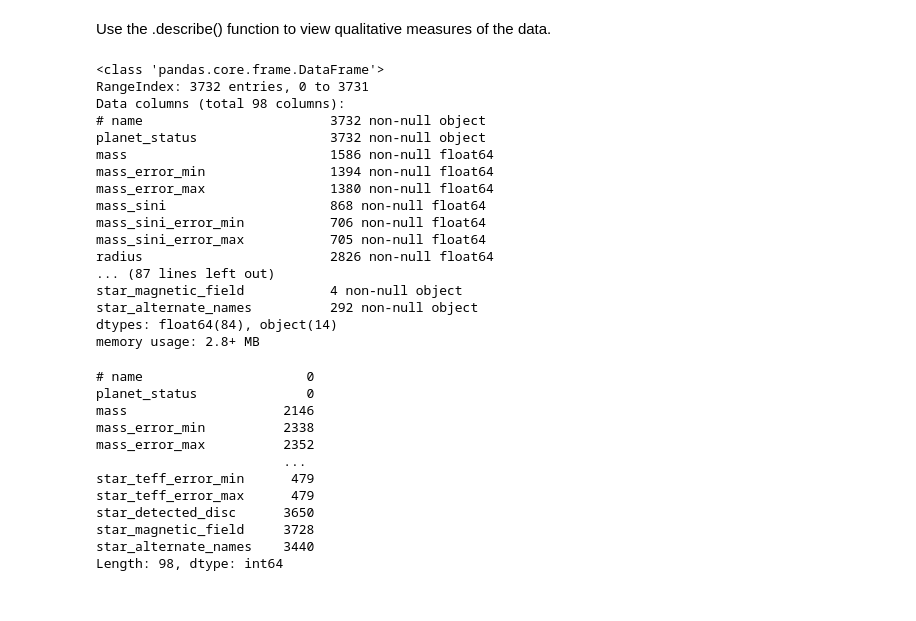
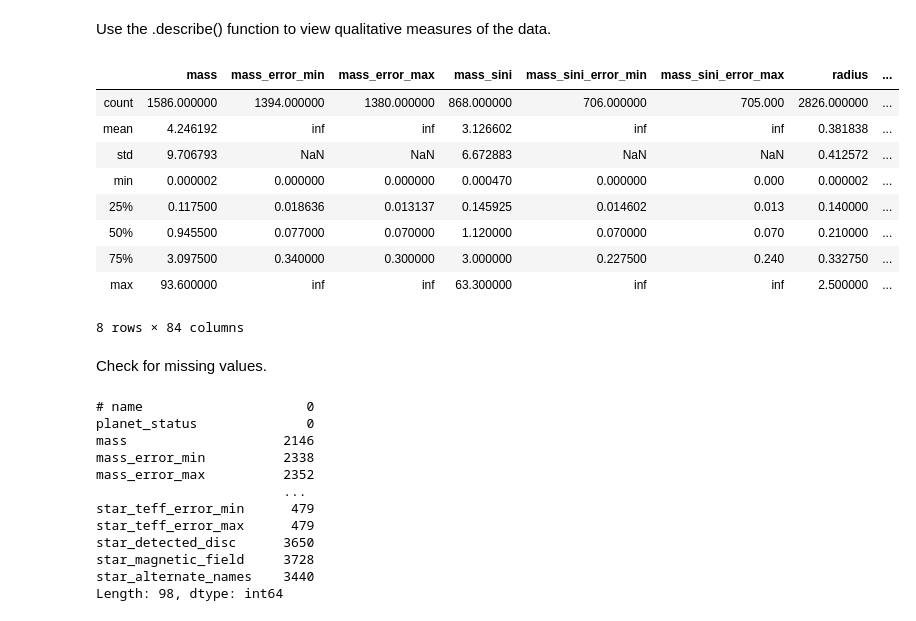
Before and after one commit to karenkathryn/blog-An_EDA_checklist, a Jupyter notebook: notebooks/EDA_Code-along.ipynb, the cells around one changed output. Drawn from its saved outputs; the diff is of its cells as text; code cells hidden in the pictures.

```diff
--- a/notebooks/Untitled.ipynb
+++ b/notebooks/EDA_Code-along.ipynb
@@ -72,25 +73,20 @@ df.sample(8)
 # %% [markdown]
 Use the .describe() function to view qualitative measures of the data.
 # %%
-df.info()
+df.describe()
 # %% [output]
+|  | mass | mass_error_min | mass_error_max | mass_sini | mass_sini_error_min | mass_sini_error_max | radius | ... |
+| count | 1586.000000 | 1394.000000 | 1380.000000 | 868.000000 | 706.000000 | 705.000 | 2826.000000 | ... |
+| mean | 4.246192 | inf | inf | 3.126602 | inf | inf | 0.381838 | ... |
+| std | 9.706793 | NaN | NaN | 6.672883 | NaN | NaN | 0.412572 | ... |
+| min | 0.000002 | 0.000000 | 0.000000 | 0.000470 | 0.000000 | 0.000 | 0.000002 | ... |
+| 25% | 0.117500 | 0.018636 | 0.013137 | 0.145925 | 0.014602 | 0.013 | 0.140000 | ... |
+| 50% | 0.945500 | 0.077000 | 0.070000 | 1.120000 | 0.070000 | 0.070 | 0.210000 | ... |
+| 75% | 3.097500 | 0.340000 | 0.300000 | 3.000000 | 0.227500 | 0.240 | 0.332750 | ... |
+| max | 93.600000 | inf | inf | 63.300000 | inf | inf | 2.500000 | ... |
-<class 'pandas.core.frame.DataFrame'>
-RangeIndex: 3732 entries, 0 to 3731
-Data columns (total 98 columns):
-# name                        3732 non-null object
-planet_status                 3732 non-null object
-mass                          1586 non-null float64
-mass_error_min                1394 non-null float64
-mass_error_max                1380 non-null float64
-mass_sini                     868 non-null float64
-mass_sini_error_min           706 non-null float64
-mass_sini_error_max           705 non-null float64
-radius                        2826 non-null float64
-... (87 lines left out)
-star_magnetic_field           4 non-null object
-star_alternate_names          292 non-null object
-dtypes: float64(84), object(14)
-memory usage: 2.8+ MB
+8 rows × 84 columns
+# %% [markdown]
+Check for missing values.
 # %%
 df.isnull().sum()
 # %% [output]
```
Also changed, not shown: parts of 9 cells of this notebook.
